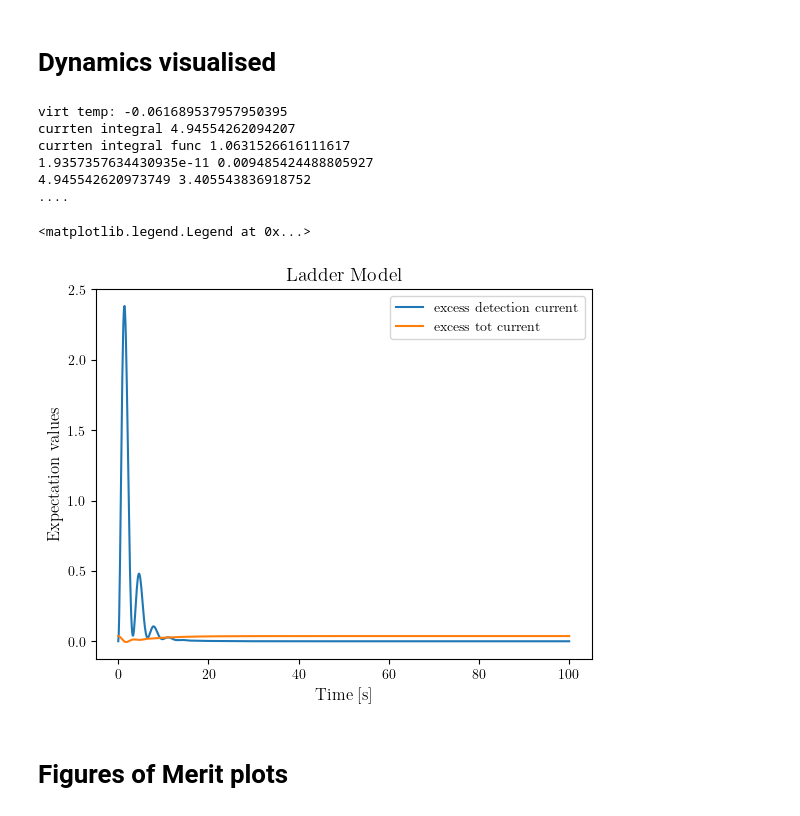
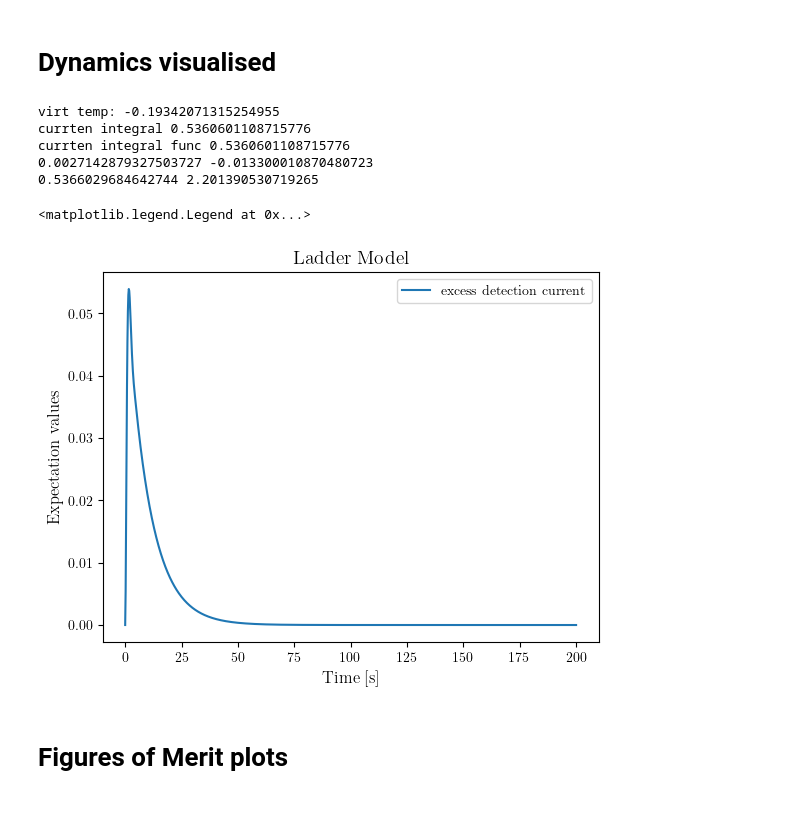
Before and after one commit to Emanuel-Schwarzhans/Quantum-detectors-as-autonomous-machines-assessing-the-thermodynamics-of-information-acquisit-co, a Jupyter notebook: thermal_single_photon_activation_amplification.ipynb, the cells around one changed output. Drawn from its saved outputs; the diff is of its cells as text; code cells hidden in the pictures.

```diff
--- a/thermal_single_photon_activation_amplification.ipynb
+++ b/thermal_single_photon_activation_amplification.ipynb
@@ -33,23 +33,31 @@ g_ml=1
 
 e_max=5
 e_s=0.1
-e_C=0.8
+e_C=1.53
 e_l=(e_max-e_s)/(d_l-2)
 e_H=e_l+e_C
 
-t_f = 100 #final time
+t_f = 200 #final time
 t_steps = 1000 # num of timesteps
 
 # Jump rates
 rateM=1
-rateB=0.01
+rateB=0.80005522
 rateD=1
-TH=10
-TC=0.01
+TH=12.42741673
+TC=0.05918583
 Tb=TC
 Td=TC
 
 k=1
+
+# TV  [-0.19950309]
+# TC  [0.05918583]
+# TH  [12.42741673]
+# rateB  [0.80005522]
+# e_C  [1.53]
+# e_l  [5.1]
+# efficiency  [0.53606878]
 
 print("virt temp:",e_l/(e_H/TH-e_C/TC))
 
@@ -63,24 +71,19 @@ c_ops=c_ops_k(rateM,rateB,rateD,TH,TC,Tb,Td,e_s,e_C,e_l,d_l,k)
 
 # Observable operators
 # e_current_waste=Qobj(np.sum([-(c_ops_ladder_list_k(rateB,Tb,e_s,e_l,d_l,k)[2][l+1]-c_ops_ladder_list_k(rateB,Tb,e_s,e_l,d_l,k)[2][l])*c_ops_ladder_list_k(rateB,Tb,e_s,e_l,d_l,k)[0][l].dag()*c_ops_ladder_list_k(rateB,Tb,e_s,e_l,d_l,k)[0][l]+(c_ops_ladder_list_k(rateB,Tb,e_s,e_l,d_l,k)[2][l+1]-c_ops_ladder_list_k(rateB,Tb,e_s,e_l,d_l,k)[2][l])*c_ops_ladder_list_k(rateB,Tb,e_s,e_l,d_l,k)[1][l].dag()*c_ops_ladder_list_k(rateB,Tb,e_s,e_l,d_l,k)[1][l] for l in range(d_l-1)]))
-e_current_waste=Qobj(np.sum([-(c_ops_ladder_list_k(rateB,Tb,e_s,e_l,d_l,k)[2][l+1]-c_ops_ladder_list_k(rateB,Tb,e_s,e_l,d_l,k)[2][l])*c_ops_ladder_list_k(rateB,Tb,e_s,e_l,d_l,k)[0][l].dag()*c_ops_ladder_list_k(rateB,Tb,e_s,e_l,d_l,k)[0][l]+(c_ops_ladder_list_k(rateB,Tb,e_s,e_l,d_l,k)[2][l+1]-c_ops_ladder_list_k(rateB,Tb,e_s,e_l,d_l,k)[2][l])*c_ops_ladder_list_k(rateB,Tb,e_s,e_l,d_l,k)[1][l].dag()*c_ops_ladder_list_k(rateB,Tb,e_s,e_l,d_l,k)[1][l] for l in range(d_l-1)]))
-e_current_total= Qobj(np.sum([c_ops[i].dag()*c_ops[i] *(-1)**(i+1) for i in range(len(c_ops))]))
-# e_current_top=c_ops[7]-c_ops[6]
-# e_current=(e_l*(d_l-2)+e_s)*(c_ops[7].dag()*c_ops[7]-c_ops[6].dag()*c_ops[6])
-e_current=(c_ops[7].dag()*c_ops[7]-c_ops[6].dag()*c_ops[6])
-e_machine_heat_dissip =e_C*(c_ops[1].dag()*c_ops[1]-c_ops[0].dag()*c_ops[0])
-e_machine_heat_draw =e_H*(-c_ops[3].dag()*c_ops[3]+c_ops[2].dag()*c_ops[2])
-e_ready=tensor(identity(2),identity(2),matrix_element(0,0,d_l),identity(2))
-e_ops=[e_current,e_ready,e_machine_heat_dissip,e_machine_heat_draw,e_current_waste,e_current_total]
+# e_current_waste=Qobj(np.sum([-(c_ops_ladder_list_k(rateB,Tb,e_s,e_l,d_l,k)[2][l+1]-c_ops_ladder_list_k(rateB,Tb,e_s,e_l,d_l,k)[2][l])*c_ops_ladder_list_k(rateB,Tb,e_s,e_l,d_l,k)[0][l].dag()*c_ops_ladder_list_k(rateB,Tb,e_s,e_l,d_l,k)[0][l]+(c_ops_ladder_list_k(rateB,Tb,e_s,e_l,d_l,k)[2][l+1]-c_ops_ladder_list_k(rateB,Tb,e_s,e_l,d_l,k)[2][l])*c_ops_ladder_list_k(rateB,Tb,e_s,e_l,d_l,k)[1][l].dag()*c_ops_ladder_list_k(rateB,Tb,e_s,e_l,d_l,k)[1][l] for l in range(d_l-1)]))
+# e_current_total= Qobj(np.sum([c_ops[i].dag()*c_ops[i] *(-1)**(i+1) for i in range(len(c_ops))]))
 
-# [tensor(identity(2),identity(d_l),matrix_element(1,1,2)),tensor(identity(2),matrix_element(d_l-2,d_l-2,d_l),identity(2)),tensor(identity(2),Qobj(np.sum([matrix_element(n,n,d_l).full() for n in range(0,d_l-2)],axis=0)),identity(2)),tensor(matrix_element(1,1,2),identity(d_l),identity(2)),c_bath_mi.dag()*c_bath_mi]
-steady_prev_run=steadystate(H,c_ops)
-psi0 = tensor(ptrace(steady_prev_run,0),ptrace(steady_prev_run,1),ptrace(steady_prev_run,2),matrix_element(1,1,2))
+# # [tensor(identity(2),identity(d_l),matrix_element(1,1,2)),tensor(identity(2),matrix_element(d_l-2,d_l-2,d_l),identity(2)),tensor(identity(2),Qobj(np.sum([matrix_element(n,n,d_l).full() for n in range(0,d_l-2)],axis=0)),identity(2)),tensor(matrix_element(1,1,2),identity(d_l),identity(2)),c_bath_mi.dag()*c_bath_mi]
+# steady_prev_run=steadystate(H,c_ops)
+# psi0 = tensor(ptrace(steady_prev_run,0),ptrace(steady_prev_run,1),ptrace(steady_prev_run,2),matrix_element(1,1,2))
 times = np.linspace(0., t_f, t_steps)
-hbar=6.62607015*10**(-34)
-real_times=times*6.62607015*10**(-34)/(299792458)
+# hbar=6.62607015*10**(-34)
+# real_times=times*6.62607015*10**(-34)/(299792458)
 getdyn=get_dynamics_k(rateM,rateB,rateD,TH,TC,Tb,Td,e_s,e_C,e_l,g_sl,g_ml,d_l,t_f,t_steps,k)
 effic=efficiency(getdyn)
+e_ops=getdyn[2]
+steady_prev_run=getdyn[1]
 result = getdyn[0]
 
 fig, ax = plt.subplots()
@@ -95,7 +98,7 @@ print("currten integral func",effic)
 # plt.plot(times,result.expect[-1],label="top")
 # plt.plot(times,result.expect[-2],label="waste current")
 # plt.plot(times,result.expect[-1],label="tot current")
-plt.plot(times,result.expect[-1]-expect(e_ops[-1],steady_prev_run),label="excess tot current")
+
 # plt.plot(times,np.linspace(expect(e_ops[0],steady_prev_run),expect(e_ops[0],steady_prev_run),len(times)),label="current noise floor")
 # plt.plot(times,np.linspace(expect(e_ops[-2],steady_prev_run),expect(e_ops[-2],steady_prev_run),len(times)),label="waste noise floor")
 # plt.plot(times,np.linspace(expect(e_ops[-1],steady_prev_run),expect(e_ops[-1],steady_prev_run),len(times)),label="tot curr noise floor")
@@ -104,44 +107,43 @@ plt.plot(times,result.expect[-1]-expect(e_ops[-1],steady_prev_run),label="excess
 #          (result.expect[0]-expect(e_ops[0],steady_prev_run)+result.expect[-1]-expect(e_ops[-1],steady_prev_run)),label="instantaneous $J_D/J_C$ excess")
 
 # plt.plot(times,np.linspace(0.,0.,len(times)),label="0")
 # plt.fill_between(times, result.expect[0]- np.sqrt(result.expect[4]-result.expect[0]**2)/2,  result.expect[0] + np.sqrt(result.expect[4]-result.expect[0]**2)/2, color='gray', alpha=0.5, label='Current +- sdt dev /2')
 
-# plt.plot(times,result.expect[2],label="Machine entropy production")
-
+# plt.plot(times,(result.expect[5]+result.expect[2]*e_C)/TC,label="entropy production")
+# plt.plot(times, np.linspace(entropy_steady_rate(getdyn),entropy_steady_rate(getdyn),len(times)),label="steady state entropy rate")
 
 # plt.plot(times,result.expect[3],label="Machine heat draw")
 #plt.plot(times[200:300],result.expect[0][200:300])
 #plt.plot(times[200:300],result.expect[1][200:300])
 # plt.plot(times,result.expect[2])
 # plt.plot(times,result.expect[3])
 # plt.plot(result.expect[4])
 ax.set_xlabel('Time [s]')
 ax.set_ylabel('Expectation values')
 ax.legend(("detection current", "ready state","Machine entropy production", "Machine heat draw"))
 plt.title("Ladder Model")
 # print(tag_parameters)
 # print(parameters)
 # print("virtual inverse temperature: ",betaV)
 # print("efficiency: ",efficiency)
 noise_floor_curr=expect(e_ops[0],steady_prev_run)
 noise_floor_waste=expect(e_ops[-1],steady_prev_run)
 print(noise_floor_curr,noise_floor_waste)
 print(np.sum((result.expect[0]-noise_floor_curr)*t_f/t_steps),np.sum((result.expect[-1]-noise_floor_waste)*t_f/t_steps))
-
-print("....")
+# print("entropy production:", entropy_production(getdyn))
+# print("steady entropy rate:", entropy_steady_rate(getdyn))
 # print("tot ss curr:",result.expect[-1])
 # print(np.sum((result.expect[0]-noise_floor_curr)*t_f/t_steps)/(np.sum((result.expect[0]-noise_floor_curr)*t_f/t_steps)+np.sum((result.expect[-1]-noise_floor_waste)*t_f/t_steps)))
 ax.legend()
 # fig.savefig('/home/manu/MEGA/Meine_Uni/Uni/Huber_Group/Projects/010 Measurement_Detector_Model/Python/transient_dyn_1.eps', format='eps')
 # %% [output]
-virt temp: -0.061689537957950395
-currten integral 4.94554262094207
-currten integral func 1.0631526616111617
-1.9357357634430935e-11 0.009485424488805927
-4.945542620973749 3.405543836918752
-....
+virt temp: -0.19342071315254955
+currten integral 0.5360601108715776
+currten integral func 0.5360601108715776
+0.0027142879327503727 -0.013300010870480723
+0.5366029684642744 2.201390530719265
 <matplotlib.legend.Legend at 0x...>
-[figure, old version]
+[figure, new version]
 # %% [markdown]
 # Figures of Merit plots
 # %% [markdown]
```
Also changed, not shown: parts of 18 cells of this notebook, 4 other files.
